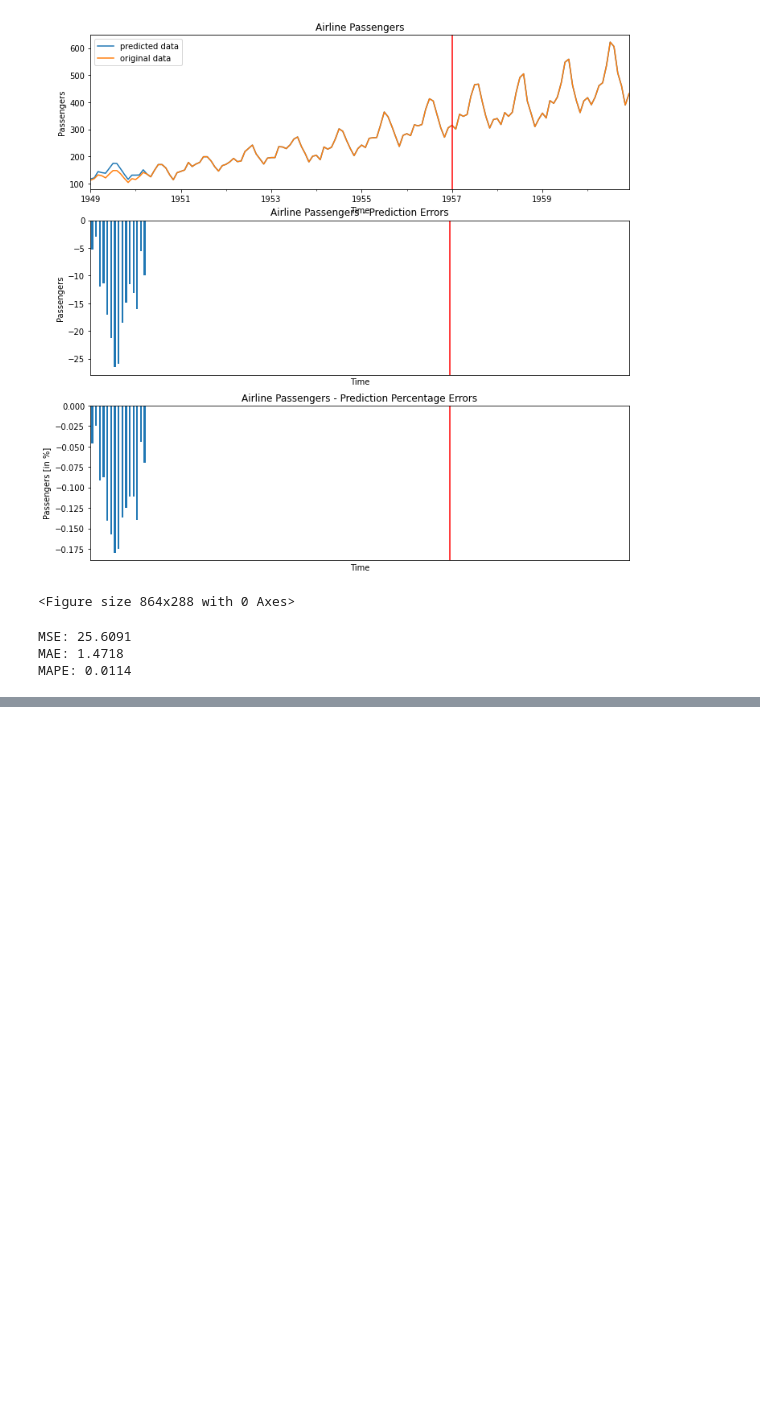
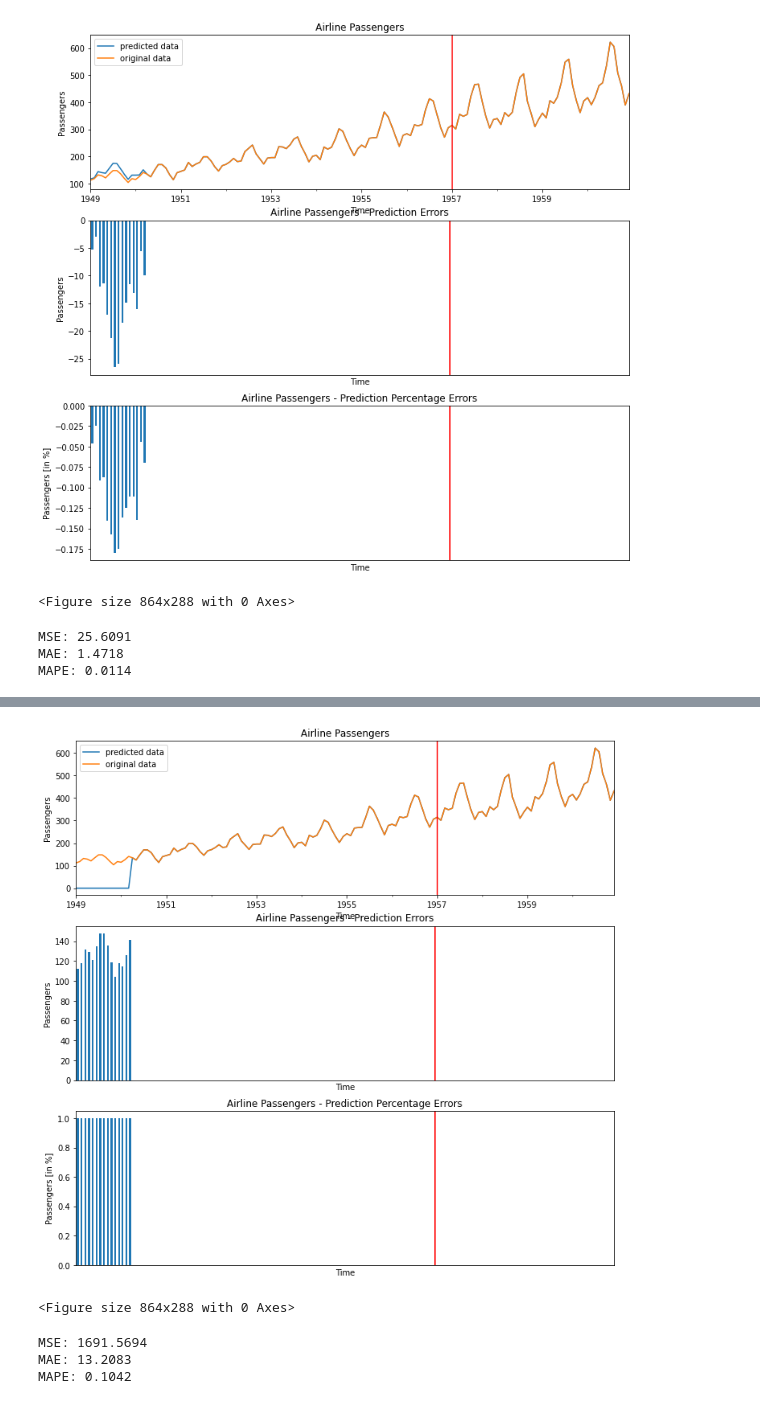
Before and after one commit to AdrianUrbanski/ADM, a Jupyter notebook: lista1.ipynb, the cells around one changed output, grey strips where cells are left out. Drawn from its saved outputs; the diff is of its cells as text; code cells hidden in the pictures; blank space fills up the shorter version.

```diff
--- a/lista1.ipynb
+++ b/lista1.ipynb
@@ -314,0 +340,27 @@ MAPE: 0.0114
+# %%
+reg = linear_model.LinearRegression()
+
+train_X = np.vstack([train_df['Passengers'].shift(lag).values[15:] for lag in range(15)]).T
+train_y = train_df['Passengers'].values[15:]
+
+reg.fit(train_X, train_y)
+
+combined_X = np.vstack([combined_df['Passengers'].shift(lag).values[15:] for lag in range(15)]).T
+y_predicted = np.zeros(len(combined_df))
+y_predicted[15:] = reg.predict(combined_X)
+
+combined_df['prediction'] = y_predicted
+# %%
+fig, (ax1, ax2, ax3) = plt.subplots(3, 1, figsize=(12,12))
+plot_prediction(ax1, combined_df)
+plot_error(ax2, combined_df)
+plot_error_normalised(ax3, combined_df)
+# %% [output]
+[figure, added]
+<Figure size 864x288 with 0 Axes>
+# %%
+print_errors(combined_df)
+# %% [output]
+MSE: 1691.5694
+MAE: 13.2083
+MAPE: 0.1042
```
Also changed, not shown: parts of 11 cells of this notebook.
